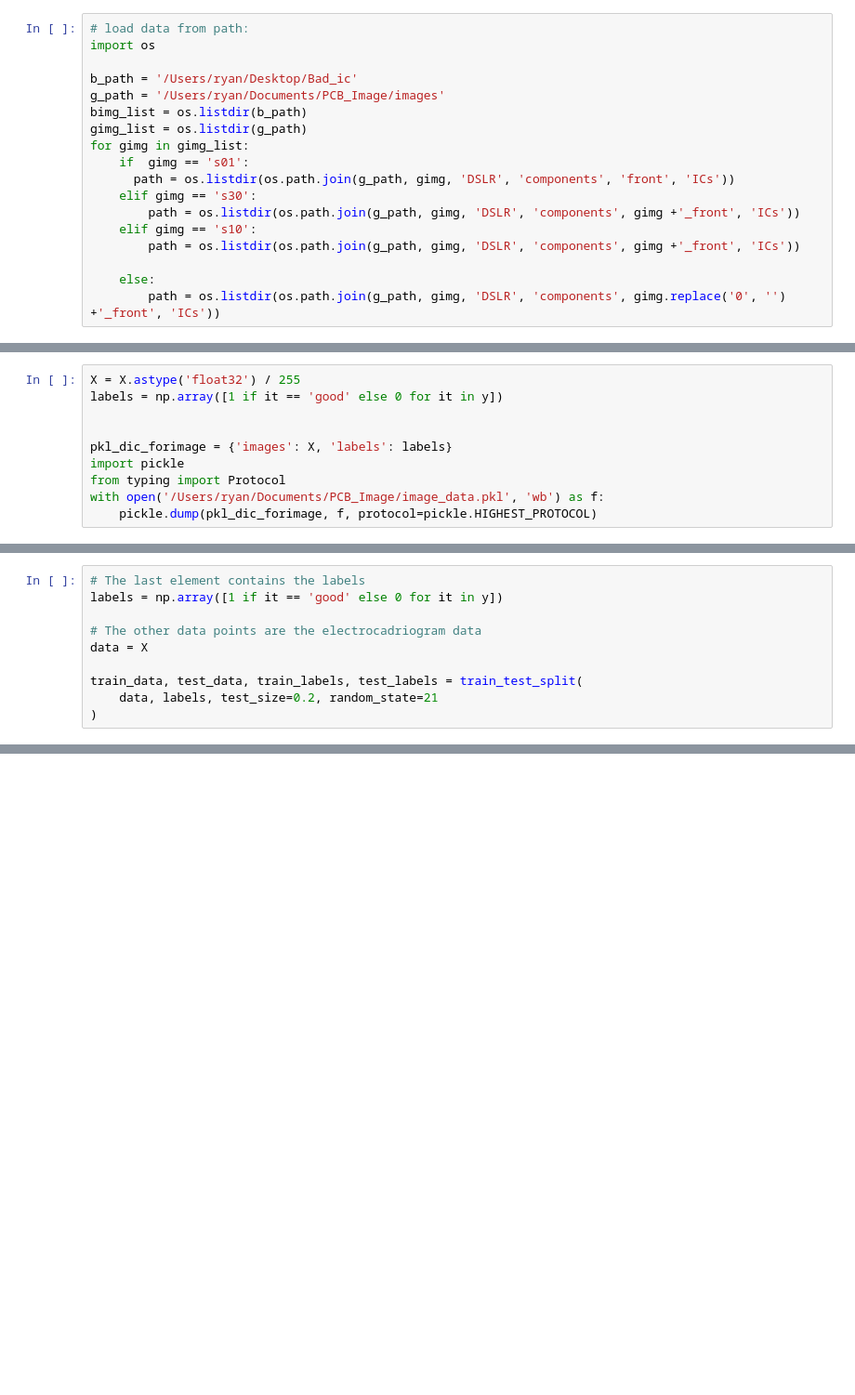
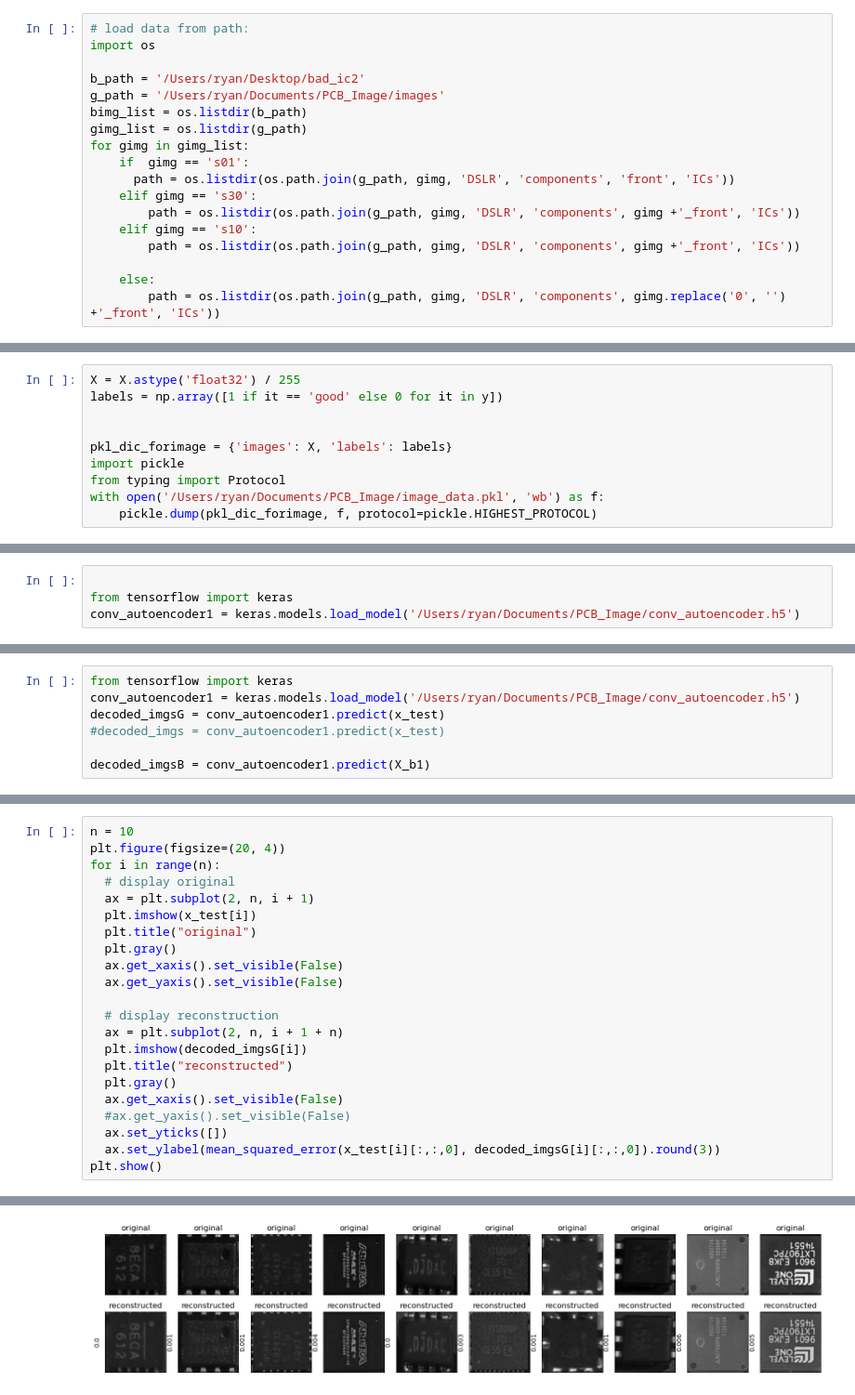
Before and after one commit to RyanWirt/PCB_open, a Jupyter notebook: autoencoder_PCB.ipynb, the cells around one changed output, grey strips where cells are left out. Shown at 93% size. Drawn from its saved outputs; the diff is of its cells as text; blank space fills up the shorter version.

```diff
--- a/autoencoder_PCB.ipynb
+++ b/autoencoder_PCB.ipynb
@@ -19,7 +21,7 @@ Init Kernel
 # load data from path:
 import os
 
-b_path = '/Users/ryan/Desktop/Bad_ic'
+b_path = '/Users/ryan/Desktop/bad_ic2'
 g_path = '/Users/ryan/Documents/PCB_Image/images'
 bimg_list = os.listdir(b_path)
 gimg_list = os.listdir(g_path)
@@ -371,10 +124,0 @@ X.shape
-# %%
-# The last element contains the labels
-labels = np.array([1 if it == 'good' else 0 for it in y])
-
-# The other data points are the electrocadriogram data
-data = X
-
-train_data, test_data, train_labels, test_labels = train_test_split(
-    data, labels, test_size=0.2, random_state=21
-)
@@ -565,0 +207,4 @@ Choose a threshold value that is one standard deviations above the mean.
+# %%
+
+from tensorflow import keras
+conv_autoencoder1 = keras.models.load_model('/Users/ryan/Documents/PCB_Image/conv_autoencoder.h5')
@@ -565,0 +242,7 @@ Choose a threshold value that is one standard deviations above the mean.
+# %%
+from tensorflow import keras
+conv_autoencoder1 = keras.models.load_model('/Users/ryan/Documents/PCB_Image/conv_autoencoder.h5')
+decoded_imgsG = conv_autoencoder1.predict(x_test)
+#decoded_imgs = conv_autoencoder1.predict(x_test)
+
+decoded_imgsB = conv_autoencoder1.predict(X_b1)
@@ -565,0 +251,23 @@ Choose a threshold value that is one standard deviations above the mean.
+# %%
+n = 10
+plt.figure(figsize=(20, 4))
+for i in range(n):
+  # display original
+  ax = plt.subplot(2, n, i + 1)
+  plt.imshow(x_test[i])
+  plt.title("original")
+  plt.gray()
+  ax.get_xaxis().set_visible(False)
+  ax.get_yaxis().set_visible(False)
+
+  # display reconstruction
+  ax = plt.subplot(2, n, i + 1 + n)
+  plt.imshow(decoded_imgsG[i])
+  plt.title("reconstructed")
+  plt.gray()
+  ax.get_xaxis().set_visible(False)
+  #ax.get_yaxis().set_visible(False)
+  ax.set_yticks([])
+  ax.set_ylabel(mean_squared_error(x_test[i][:,:,0], decoded_imgsG[i][:,:,0]).round(3))
+plt.show()
+# %% [output]
@@ -565,0 +278 @@ Choose a threshold value that is one standard deviations above the mean.
+[figure, added]
```
Also changed, not shown: parts of 74 cells of this notebook.
